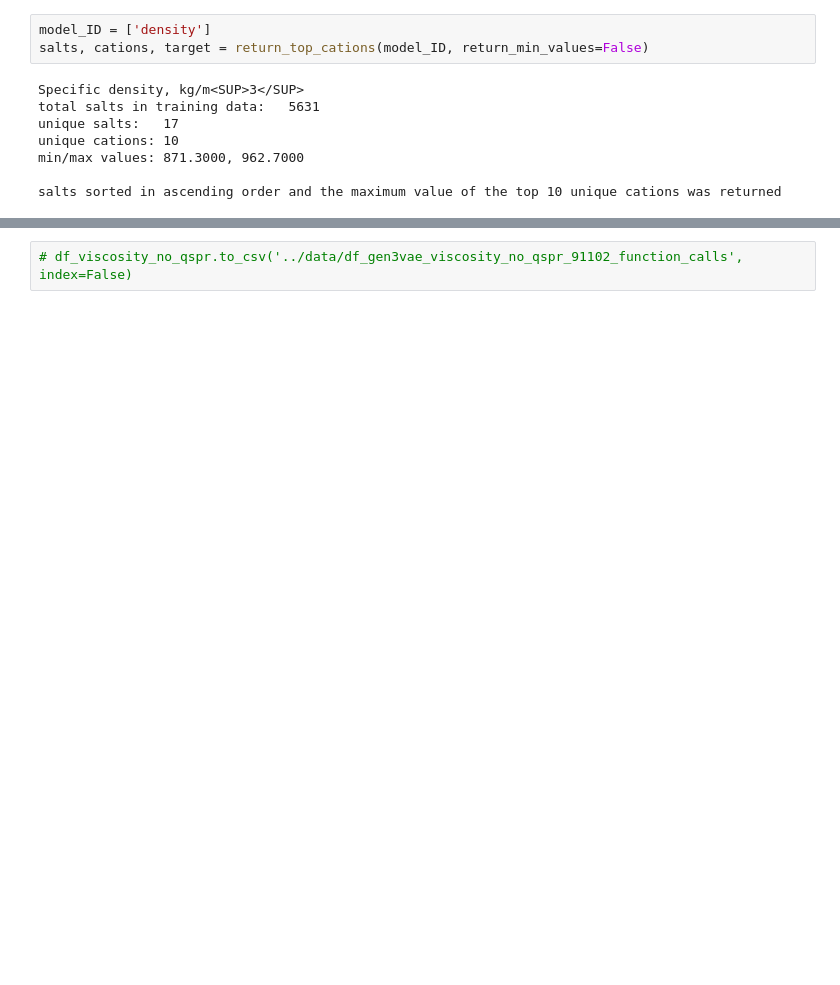
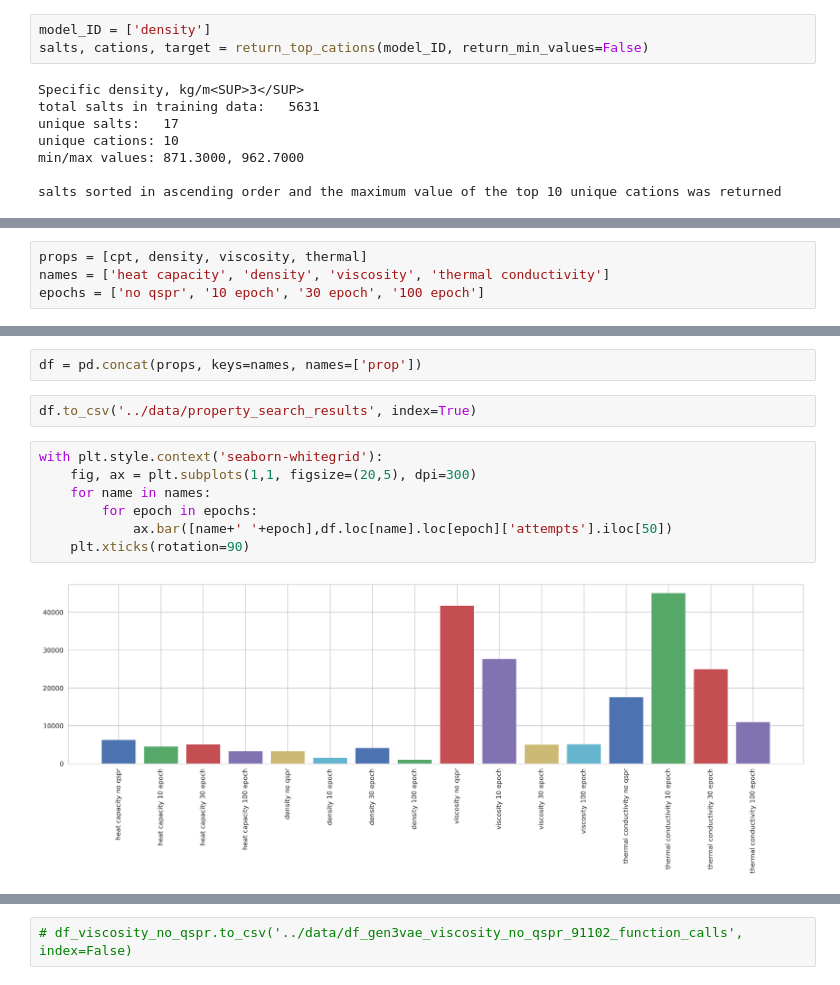
Before and after one commit to cmashraf/generative_learners_salts, a Jupyter notebook: notebooks/06_targeted_property_generators.ipynb, the cells around one changed output, grey strips where cells are left out. Drawn from its saved outputs; the diff is of its cells as text; blank space fills up the shorter version.

Commit message:
property search results

```diff
--- a/notebooks/06_targeted_property_generators.ipynb
+++ b/notebooks/06_targeted_property_generators.ipynb
@@ -721,0 +724,4 @@ Name: 0, dtype: object
+# %%
+props = [cpt, density, viscosity, thermal]
+names = ['heat capacity', 'density', 'viscosity', 'thermal conductivity']
+epochs = ['no qspr', '10 epoch', '30 epoch', '100 epoch']
@@ -721,0 +733,13 @@ Name: 0, dtype: object
+# %%
+df = pd.concat(props, keys=names, names=['prop'])
+# %%
+df.to_csv('../data/property_search_results', index=True)
+# %%
+with plt.style.context('seaborn-whitegrid'):
+    fig, ax = plt.subplots(1,1, figsize=(20,5), dpi=300)
+    for name in names:
+        for epoch in epochs:
+            ax.bar([name+' '+epoch],df.loc[name].loc[epoch]['attempts'].iloc[50])
+    plt.xticks(rotation=90)
+# %% [output]
+[figure, added]
```
Also changed, not shown: parts of 21 cells of this notebook, 2 other files.
